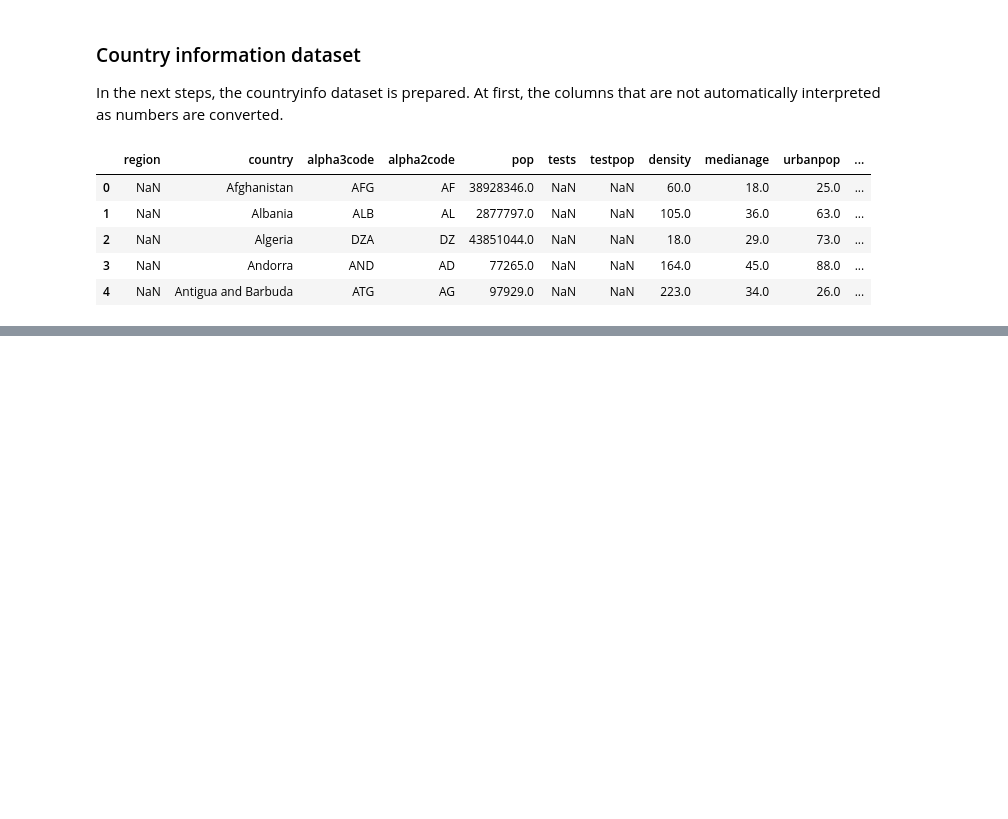
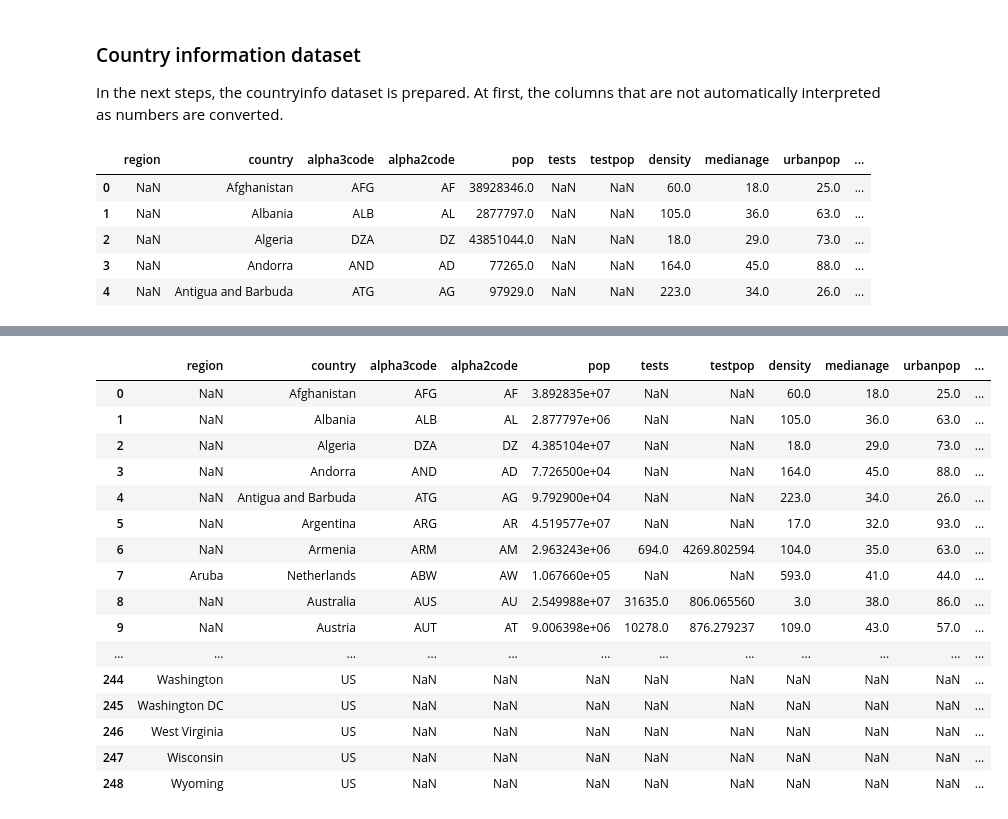
Before and after one commit to MiRoDS/DataScience_Project4, a Jupyter notebook: CapstoneProject.ipynb, the cells around one changed output, grey strips where cells are left out. Saved outputs shown, nothing was run; the diff lists cells and outputs as text; code cells hidden in the pictures; blank space fills up the shorter version.

```diff
--- a/CapstoneProject.ipynb
+++ b/CapstoneProject.ipynb
@@ -605,0 +693,20 @@ df_countryinfo.head()
+# %%
+df_countryinfo
+# %% [output]
+|  | region | country | alpha3code | alpha2code | pop | tests | testpop | density | medianage | urbanpop | ... |
+| 0 | NaN | Afghanistan | AFG | AF | 3.892835e+07 | NaN | NaN | 60.0 | 18.0 | 25.0 | ... |
+| 1 | NaN | Albania | ALB | AL | 2.877797e+06 | NaN | NaN | 105.0 | 36.0 | 63.0 | ... |
+| 2 | NaN | Algeria | DZA | DZ | 4.385104e+07 | NaN | NaN | 18.0 | 29.0 | 73.0 | ... |
+| 3 | NaN | Andorra | AND | AD | 7.726500e+04 | NaN | NaN | 164.0 | 45.0 | 88.0 | ... |
+| 4 | NaN | Antigua and Barbuda | ATG | AG | 9.792900e+04 | NaN | NaN | 223.0 | 34.0 | 26.0 | ... |
+| 5 | NaN | Argentina | ARG | AR | 4.519577e+07 | NaN | NaN | 17.0 | 32.0 | 93.0 | ... |
+| 6 | NaN | Armenia | ARM | AM | 2.963243e+06 | 694.0 | 4269.802594 | 104.0 | 35.0 | 63.0 | ... |
+| 7 | Aruba | Netherlands | ABW | AW | 1.067660e+05 | NaN | NaN | 593.0 | 41.0 | 44.0 | ... |
+| 8 | NaN | Australia | AUS | AU | 2.549988e+07 | 31635.0 | 806.065560 | 3.0 | 38.0 | 86.0 | ... |
+| 9 | NaN | Austria | AUT | AT | 9.006398e+06 | 10278.0 | 876.279237 | 109.0 | 43.0 | 57.0 | ... |
+| ... | ... | ... | ... | ... | ... | ... | ... | ... | ... | ... | ... |
+| 244 | Washington | US | NaN | NaN | NaN | NaN | NaN | NaN | NaN | NaN | ... |
+| 245 | Washington DC | US | NaN | NaN | NaN | NaN | NaN | NaN | NaN | NaN | ... |
+| 246 | West Virginia | US | NaN | NaN | NaN | NaN | NaN | NaN | NaN | NaN | ... |
+| 247 | Wisconsin | US | NaN | NaN | NaN | NaN | NaN | NaN | NaN | NaN | ... |
+| 248 | Wyoming | US | NaN | NaN | NaN | NaN | NaN | NaN | NaN | NaN | ... |
```
Also changed, not shown: parts of 25 cells of this notebook.
